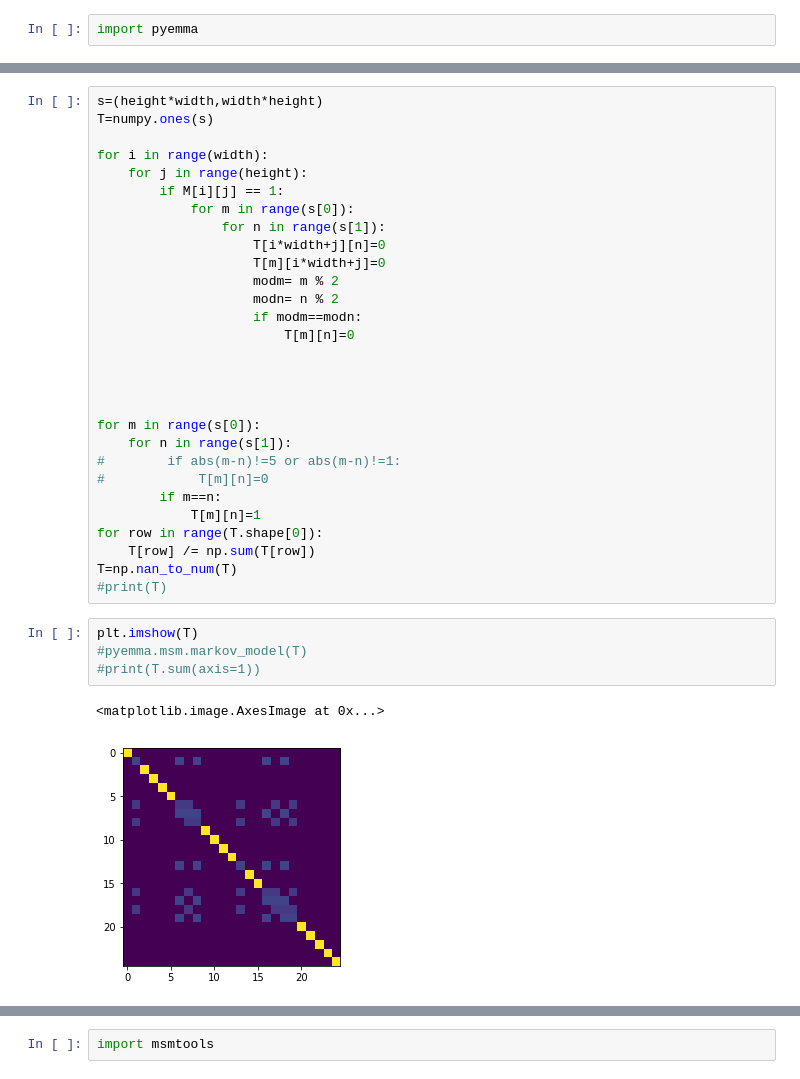
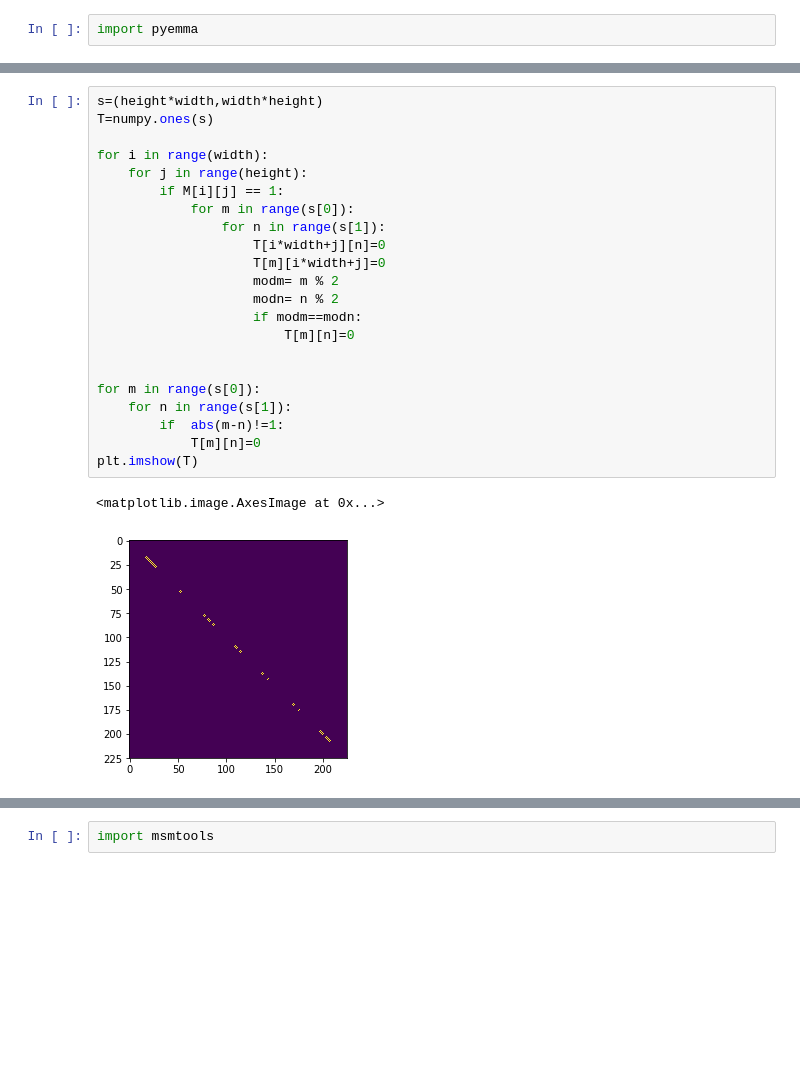
Before and after one commit to haltugyildirim/markovmaze, a Jupyter notebook: markov_maze.ipynb, the cells around one changed output, grey strips where cells are left out. Saved outputs shown, nothing was run; the diff lists cells and outputs as text; blank space fills up the shorter version.

```diff
--- a/markov_maze.ipynb
+++ b/markov_maze.ipynb
@@ -55,36 +65,25 @@ print(M)
 # %%
 s=(height*width,width*height)
 T=numpy.ones(s)
 
 for i in range(width):
     for j in range(height):
         if M[i][j] == 1:
             for m in range(s[0]):
                 for n in range(s[1]):
                     T[i*width+j][n]=0
                     T[m][i*width+j]=0
                     modm= m % 2
                     modn= n % 2
                     if modm==modn:
                         T[m][n]=0
 
 
-
-
 for m in range(s[0]):
     for n in range(s[1]):
-#        if abs(m-n)!=5 or abs(m-n)!=1:
-#            T[m][n]=0
-        if m==n:
-            T[m][n]=1
-for row in range(T.shape[0]):
-    T[row] /= np.sum(T[row])
-T=np.nan_to_num(T)
-#print(T)
+        if  abs(m-n)!=1:
+            T[m][n]=0
+plt.imshow(T)
+# %% [output]
+<matplotlib.image.AxesImage at 0x...>
+[figure, added]
-# %%
-plt.imshow(T)
-#pyemma.msm.markov_model(T)
-#print(T.sum(axis=1))
-# %% [output]
-<matplotlib.image.AxesImage at 0x...>
-[figure, removed]
```
Also changed, not shown: parts of 6 cells of this notebook.
